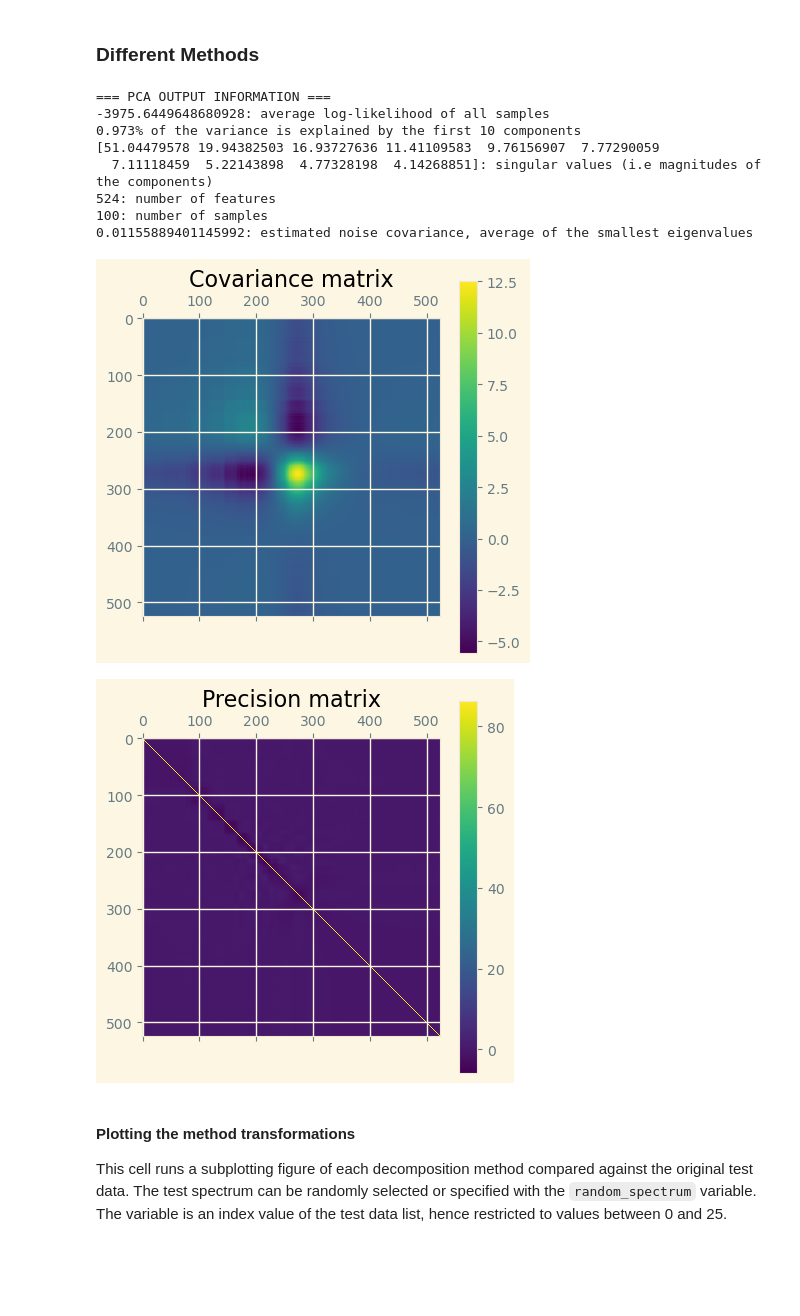
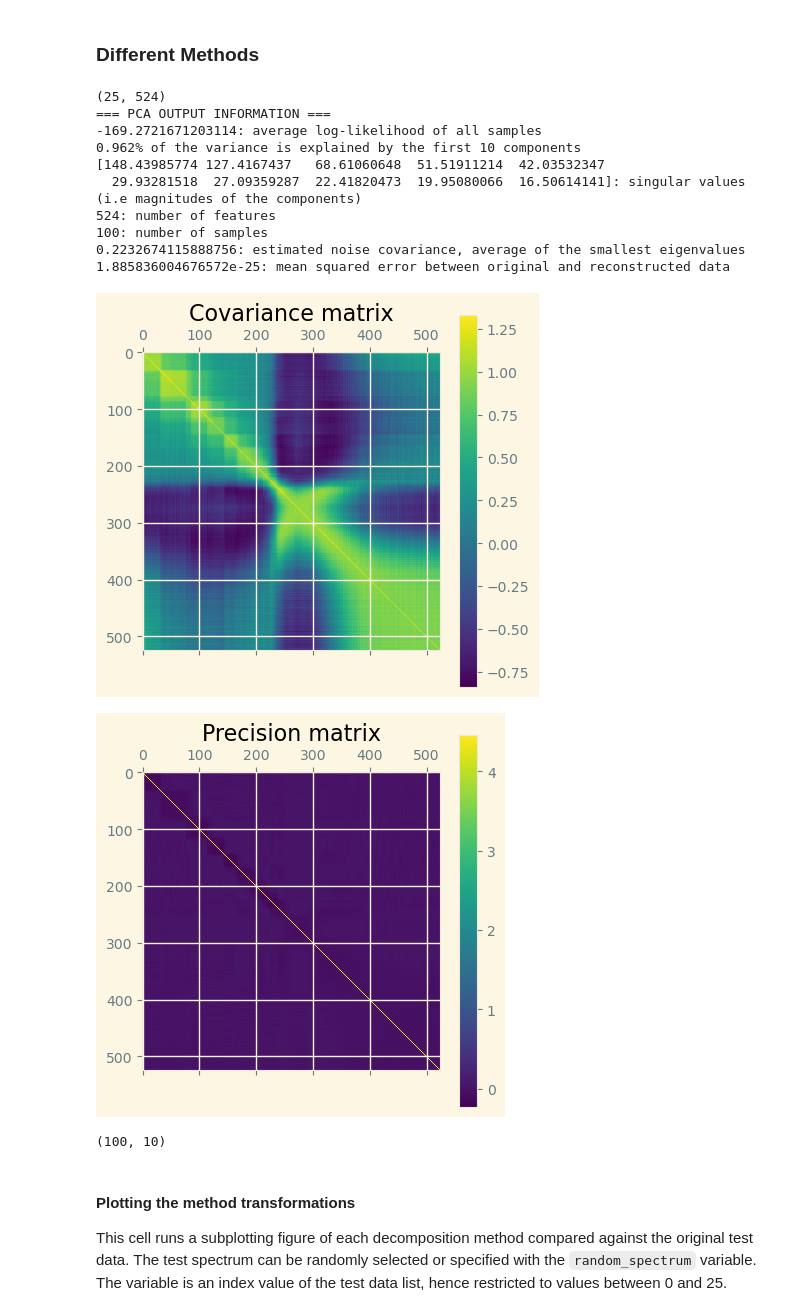
Before and after one commit to AustenWallis/Speculate, a Jupyter notebook: Decomposition Method.ipynb, the cells around one changed output. Saved outputs shown, nothing was run; the diff lists cells and outputs as text; code cells hidden in the pictures; blank space fills up the shorter version.

```diff
--- a/Decomposition Method.ipynb
+++ b/Decomposition Method.ipynb
@@ -900,29 +897,33 @@ whiten_data_train, whiten_data_test, whiten_grid_points_train, \
 # Code made for fixed 10 components
 # Number of features is number of columns, a function mapping a sampled object to a numeric quantity, a individual element of a vector
 # Number of samples is number of rows, a single feature vector, an observation.
+from sklearn.metrics import mean_squared_error
+reconstruct = []
+labels = []
 # ---------------------------------------------------------------------------------------------------------------------
 # ---------------------------------------------------------------------------------------------------------------------
 # ---------------------------------------------------------------------------------------------------------------------
 
 # METHOD 1: PCA --- 2.5.1.1
-whiten = True
-if whiten: # To aviod whiteing the data twice
+pca_arg_whiten = False
+if pca_arg_whiten: # To aviod whiteing the data twice
     training = centre_data_train
     testing = centre_data_test
 else:
     training = whiten_data_train
     testing = whiten_data_test
 
-pca = PCA(n_components=10, whiten=whiten, svd_solver='auto', random_state=42) # MLE method unusable with sparse data
+pca = PCA(n_components=10, whiten=pca_arg_whiten, svd_solver='auto', random_state=41) # MLE method unusable with sparse data
 transformed_data = pca.fit(training).transform(testing) # (WEIGHTS IN SPECULATE) fitting training data and transforming testing data
 reconstructed = pca.inverse_transform(transformed_data) # Reconstructing the test data from the method.
 eigenspectra = pca.components_ # Eigenspectra, principal components
-if whiten:
+if pca_arg_whiten:
+    reconstructed = (reconstructed + factors['centre']) * factors['norm_test']
+else:
     reconstructed = (reconstructed*factors['whiten'] + factors['centre']) * factors['norm_test'] # Reconstructing the data from the method.
-else:
-    reconstructed = (reconstructed + factors['centre']) * factors['norm_test']
+
 reconstruct.append(reconstructed)
-
+print(np.shape(reconstructed))
 print('=== PCA OUTPUT INFORMATION ===')
 print(f'{pca.score(whiten_data_test)}: average log-likelihood of all samples')
 print(f'{round(pca.explained_variance_ratio_.sum(),3)}% of the variance is explained by the first {pca.n_components} components')
@@ -930,6 +931,7 @@ print(f'{pca.singular_values_}: singular values (i.e magnitudes of the component
 print(f'{pca.n_features_in_}: number of features')
 print(f'{pca.n_samples_}: number of samples')
 print(f'{pca.noise_variance_}: estimated noise covariance, average of the smallest eigenvalues')
+print(f'{mean_squared_error(data_test, reconstructed)}: mean squared error between original and reconstructed data')
 plt.matshow(pca.get_covariance())
 plt.title('Covariance matrix')
 plt.colorbar()
@@ -945,9 +947,21 @@ labels.append('PCA')
 # ---------------------------------------------------------------------------------------------------------------------
 
 # METHOD 2: Kernel PCA --- 2.5.2
-kernel_pca = KernelPCA(n_components=10, kernel='poly', gamma=0.1, degree=2, fit_inverse_transform=True, random_state=42)
-transformed_data2 = kernel_pca.fit(data_train).transform(data_test) # fitting training data and transforming testing data
+kernel_pca = KernelPCA(n_components=10,
+                       kernel='poly',
+                       gamma=0.01,
+                       degree=3,
+                       #alpha=1.0,
+                       fit_inverse_transform=True,
+                       eigen_solver='auto',
+                       random_state=42,
+                       n_jobs=-1
+                       )
+transformed_data2 = kernel_pca.fit(whiten_data_train).transform(whiten_data_test) # fitting training data and transforming testing data
+eigenvectors2 = kernel_pca.eigenvectors_
+print(np.shape(eigenvectors2))
 reconstructed2 = kernel_pca.inverse_transform(transformed_data2) # Reconstructing the test data from the method.
+reconstructed2 = (reconstructed2*factors['whiten'] + factors['centre']) * factors['norm_test'] # Reconstructing the data from the method.
 reconstruct.append(reconstructed2)
 labels.append('Kernel PCA')
 
@@ -957,8 +971,9 @@ labels.append('Kernel PCA')
 
 # METHOD 3: Truncated SVD --- 2.5.3
 truncatedSVD = TruncatedSVD(n_components=10, algorithm='randomized', n_iter=5, random_state=42)
-transformed_data3 = truncatedSVD.fit(data_train).transform(data_test) # fitting training data and transforming testing data
+transformed_data3 = truncatedSVD.fit(whiten_data_train).transform(whiten_data_test) # fitting training data and transforming testing data
 reconstructed3 = truncatedSVD.inverse_transform(transformed_data3) # Reconstructing the test data from the method.
+reconstructed3 = (reconstructed3*factors['whiten'] + factors['centre']) * factors['norm_test'] # Reconstructing the data from the method.
 eigenspectra3 = truncatedSVD.components_ # Eigenspectra, principal components
 reconstruct.append(reconstructed3)
 labels.append('Truncated SVD')
@@ -997,40 +1012,43 @@ transformed_data6 = nmf.fit(data_train).transform(data_test) # fitting training
 reconstructed6 = nmf.inverse_transform(transformed_data6) # Reconstructing the test data from the method.
 eigenspectra6 = nmf.components_ # Eigenspectra, principal components
 reconstruct.append(reconstructed6)
 labels.append('NMF')
 
 # ---------------------------------------------------------------------------------------------------------------------
 # ---------------------------------------------------------------------------------------------------------------------
 # ---------------------------------------------------------------------------------------------------------------------
 
 # Method 7: Sparse PCA --- 2.5.1.4 (Takes longer to run)
 is_fast = False # switch for sparse pca due to computational time
 if is_fast:
     sparse_pca = SparsePCA(n_components=10, alpha=0.01, ridge_alpha=0.01, max_iter=1000, tol=1e-07, method='lars', n_jobs=-1, random_state=42)
     transformed_data7 = sparse_pca.fit(data_train).transform(data_test) # fitting training data and transforming testing data
     reconstructed7 = sparse_pca.inverse_transform(transformed_data7) # Reconstructing the test data from the method.
     eigenspectra7 = sparse_pca.components_ # Eigenspectra, principal components
     reconstruct.append(reconstructed7)
     labels.append('Sparse PCA')
 
 # ---------------------------------------------------------------------------------------------------------------------
 # ---------------------------------------------------------------------------------------------------------------------
 # ---------------------------------------------------------------------------------------------------------------------
 # Method 8: Dictionary Learning --- 2.5.4 TODO
 
 # Method 9: Latent Dirichlet Allocation --- 2.5.8 TODO
 # May not do this one as it is for text data
 # %% [output]
+(25, 524)
 === PCA OUTPUT INFORMATION ===
--3975.6449648680928: average log-likelihood of all samples
-0.973% of the variance is explained by the first 10 components
-[51.04479578 19.94382503 16.93727636 11.41109583  9.76156907  7.77290059
-  7.11118459  5.22143898  4.77328198  4.14268851]: singular values (i.e magnitudes of the components)
+-169.2721671203114: average log-likelihood of all samples
+0.962% of the variance is explained by the first 10 components
+[148.43985774 127.4167437   68.61060648  51.51911214  42.03532347
+  29.93281518  27.09359287  22.41820473  19.95080066  16.50614141]: singular values (i.e magnitudes of the components)
 524: number of features
 100: number of samples
-0.01155889401145992: estimated noise covariance, average of the smallest eigenvalues
+0.2232674115888756: estimated noise covariance, average of the smallest eigenvalues
+1.885836004676572e-25: mean squared error between original and reconstructed data
-[figure, old version]
+[figure, new version]
-[figure, old version]
+[figure, new version]
+(100, 10)
 # %% [markdown]
 #### Plotting the method transformations
 
```
Also changed, not shown: parts of 5 cells of this notebook.
